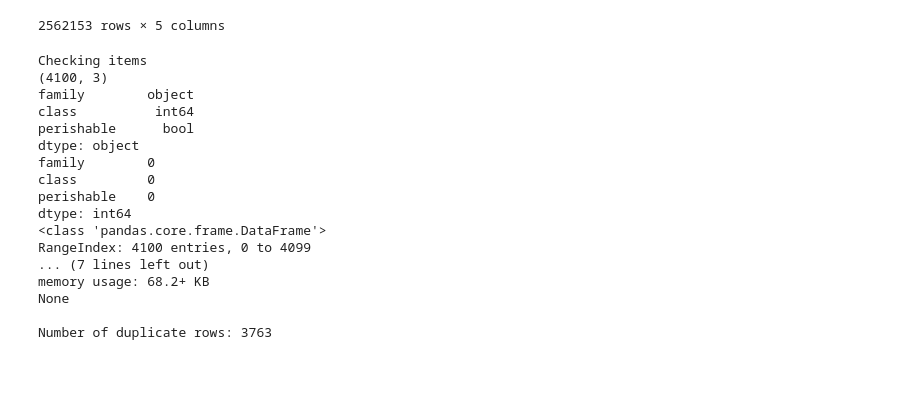
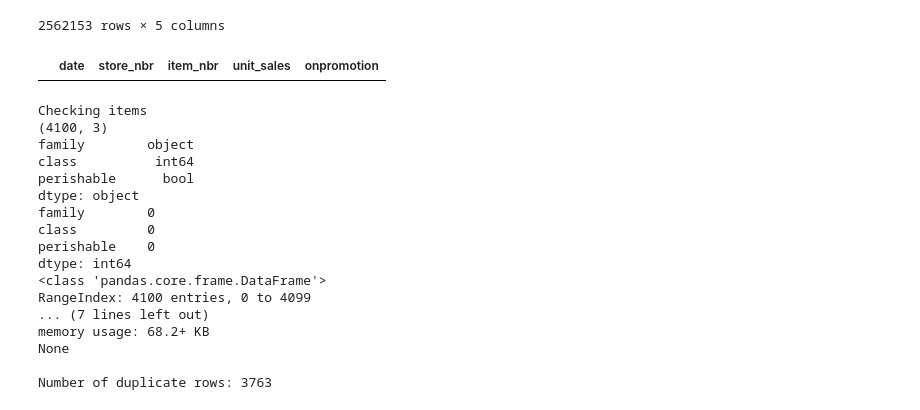
Before and after one commit to apa0/grocery-sales-forecasting, a Jupyter notebook: scripts/load_clean.ipynb, the cells around one changed output. Cells and saved outputs as stored; diff of their text form; code cells hidden in the pictures; blank space fills up the shorter version.

```diff
--- a/scripts/load_clean.ipynb
+++ b/scripts/load_clean.ipynb
@@ -91,6 +91,10 @@ df_train[df_train['store_nbr']==1]
 | 125396210 | 2017-08-15 | 1 | 2122676 | 1.098612 | False |
 | 125396211 | 2017-08-15 | 1 | 2124052 | 0.693147 | False |
 2562153 rows × 5 columns
+# %%
+df_train[df_train['unit_sales']<0]
+# %% [output]
+|  | date | store_nbr | item_nbr | unit_sales | onpromotion |
 # %%
 # So after looking at the data, we can see that there are no missing values in the dataset
 # We can also see that the date column is already in datetime format
```
